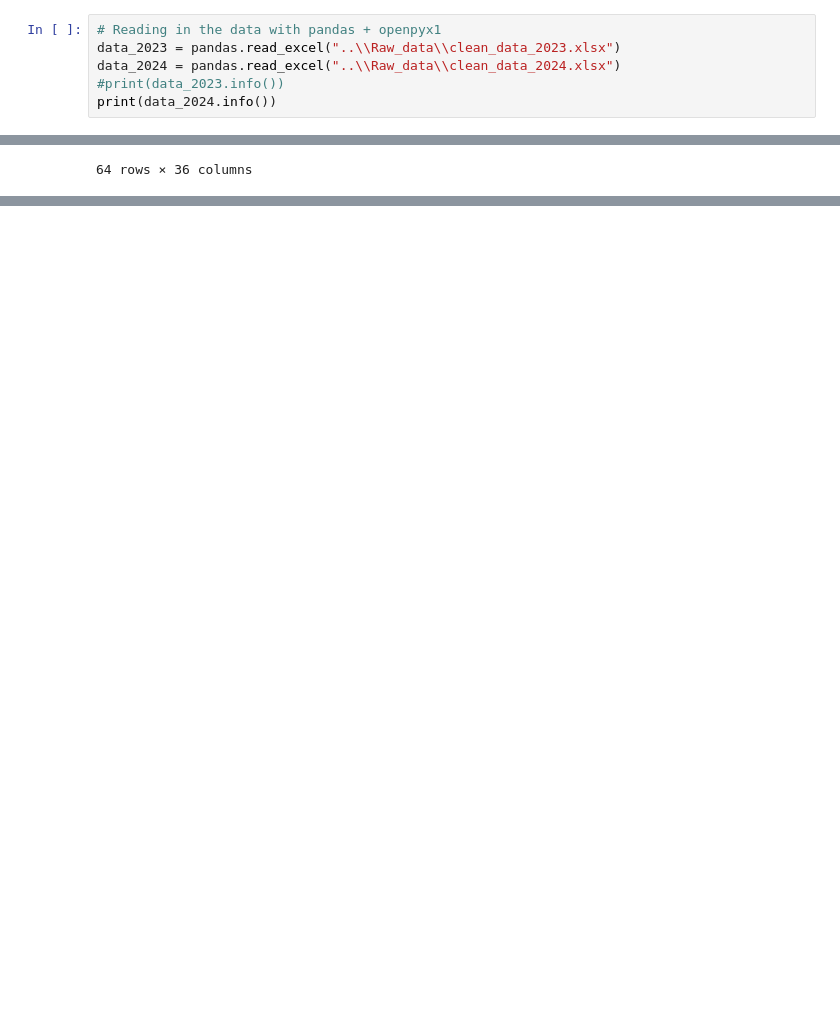
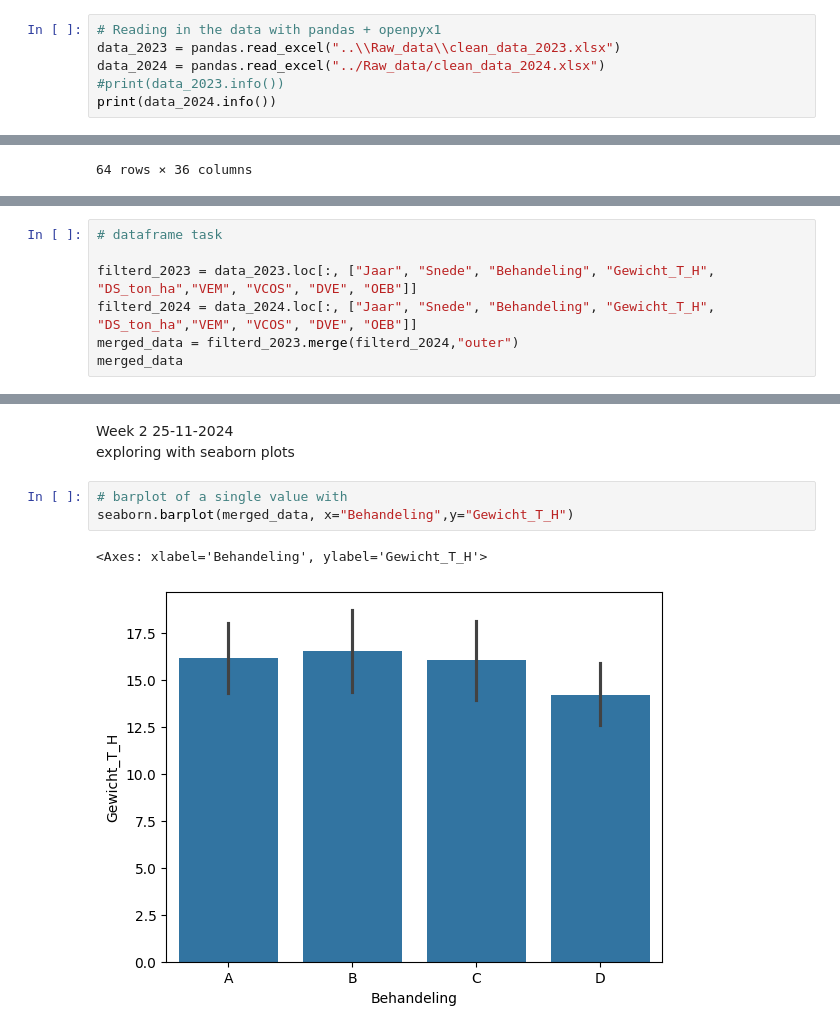
Before and after one commit to Ivarlottman/Dashboard-Regenerative-landbouw, a Jupyter notebook: Logboek/Logboek_Ivar.ipynb, the cells around one changed output, grey strips where cells are left out. Drawn from its saved outputs; the diff is of its cells as text; blank space fills up the shorter version.

Commit message:
update week 2/4
added py script format v1
updated requirements.txt with extra module
logfile: added multibel panda manipulation functions
added panel boxplot
started statistic functions

```diff
--- a/Logboek/Logboek_Ivar.ipynb
+++ b/Logboek/Logboek_Ivar.ipynb
@@ -89,7 +94,7 @@ The 2nd code blok displays the dataframe with again now oditys showing. one poin
 # %%
 # Reading in the data with pandas + openpyx1
 data_2023 = pandas.read_excel("..\\Raw_data\\clean_data_2023.xlsx")
-data_2024 = pandas.read_excel("..\\Raw_data\\clean_data_2024.xlsx")
+data_2024 = pandas.read_excel("../Raw_data/clean_data_2024.xlsx")
 #print(data_2023.info())
 print(data_2024.info())
 # %% [output]
@@ -137,0 +158,7 @@ decided on statisics method after checking gewicht_t_h and VEM normalisation
+# %%
+# dataframe task
+
+filterd_2023 = data_2023.loc[:, ["Jaar", "Snede", "Behandeling", "Gewicht_T_H", "DS_ton_ha","VEM", "VCOS", "DVE", "OEB"]]
+filterd_2024 = data_2024.loc[:, ["Jaar", "Snede", "Behandeling", "Gewicht_T_H", "DS_ton_ha","VEM", "VCOS", "DVE", "OEB"]]
+merged_data = filterd_2023.merge(filterd_2024,"outer")
+merged_data
@@ -137,0 +268,9 @@ decided on statisics method after checking gewicht_t_h and VEM normalisation
+# %% [markdown]
+Week 2 25-11-2024
+exploring with seaborn plots
+# %%
+# barplot of a single value with
+seaborn.barplot(merged_data, x="Behandeling",y="Gewicht_T_H")
+# %% [output]
+<Axes: xlabel='Behandeling', ylabel='Gewicht_T_H'>
+[figure, added]
```
Also changed, not shown: parts of 23 cells of this notebook, 9 other files.
